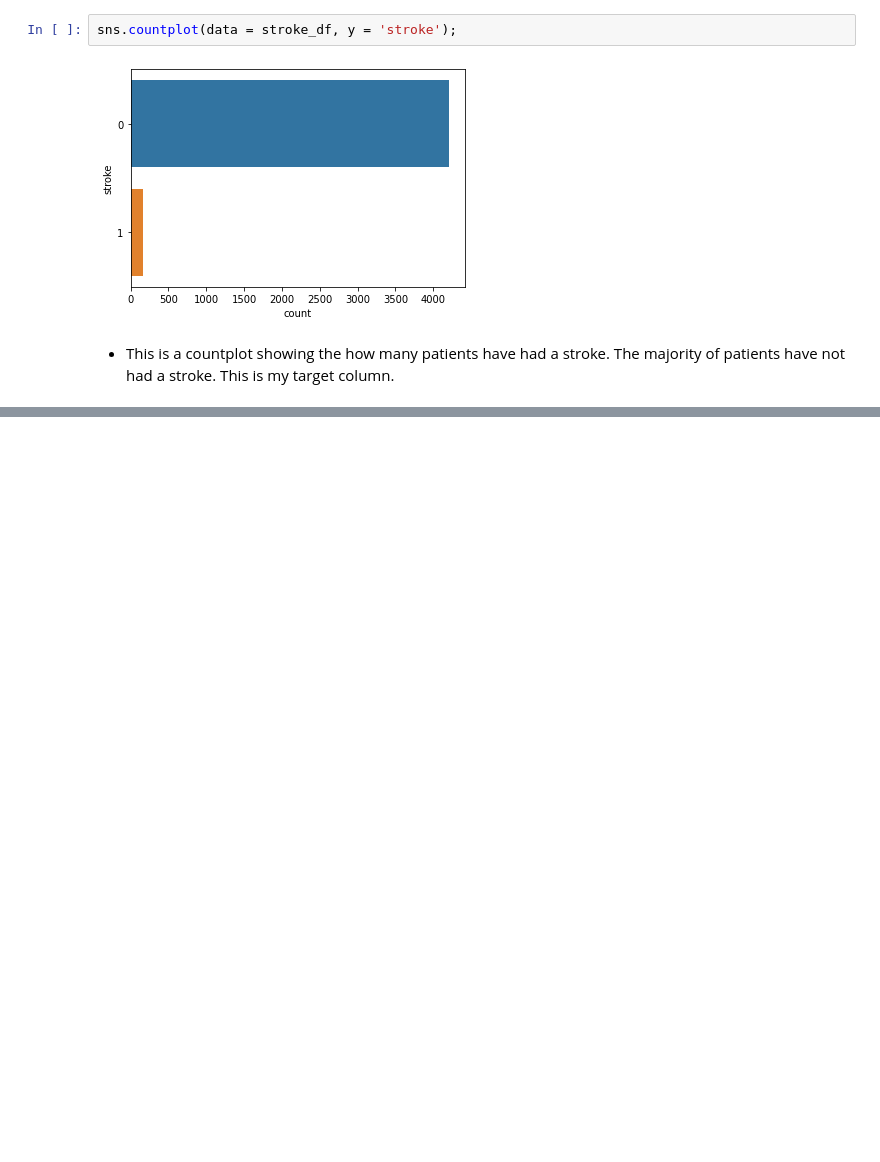
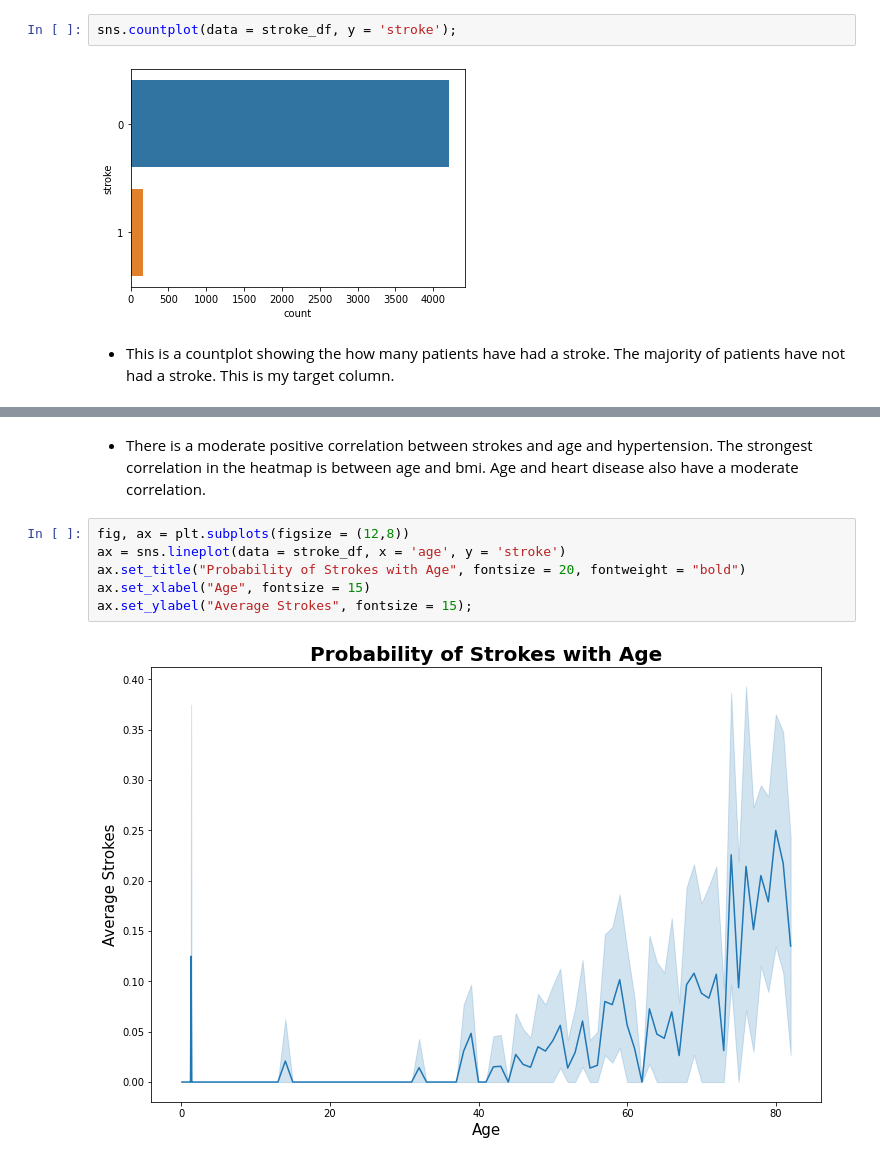
Before and after one commit to alexre24/Project-2, a Jupyter notebook: Stroke_Prediction_Data.ipynb, the cells around one changed output, grey strips where cells are left out. Drawn from its saved outputs; the diff is of its cells as text; blank space fills up the shorter version.

```diff
--- a/Stroke_Prediction_Data.ipynb
+++ b/Stroke_Prediction_Data.ipynb
@@ -324,0 +333,10 @@ sns.countplot(data = stroke_df, y = 'stroke');
+# %% [markdown]
+- There is a moderate positive correlation between strokes and age and hypertension. The strongest correlation in the heatmap is between age and bmi. Age and heart disease also have a moderate correlation.
+# %%
+fig, ax = plt.subplots(figsize = (12,8))
+ax = sns.lineplot(data = stroke_df, x = 'age', y = 'stroke')
+ax.set_title("Probability of Strokes with Age", fontsize = 20, fontweight = "bold")
+ax.set_xlabel("Age", fontsize = 15)
+ax.set_ylabel("Average Strokes", fontsize = 15);
+# %% [output]
+[figure, added]
```
Also changed, not shown: parts of 6 cells of this notebook.
